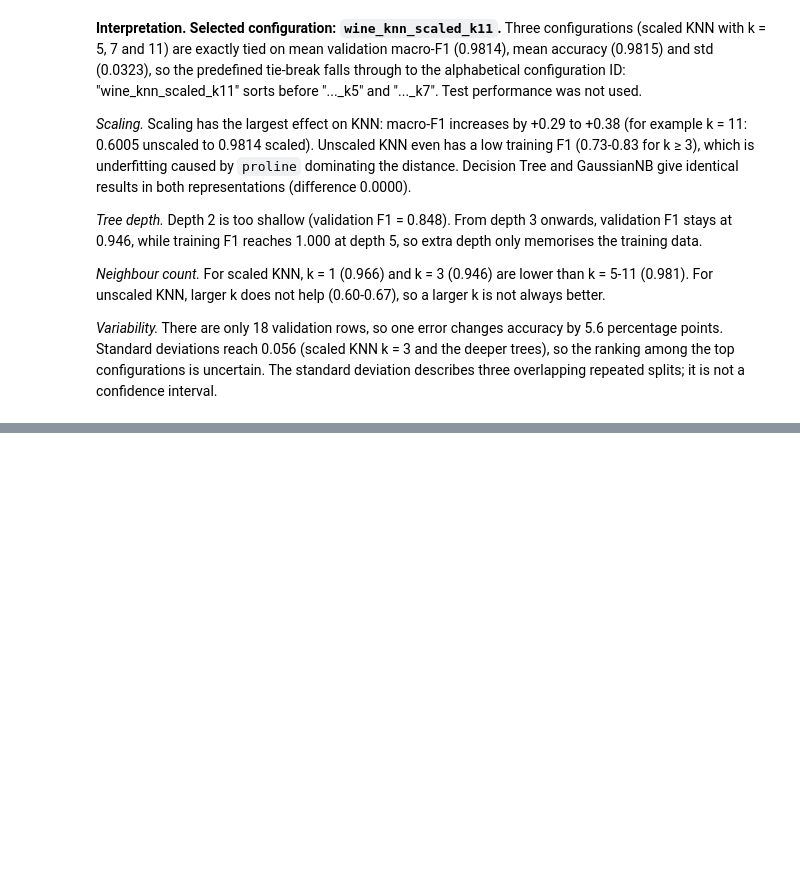
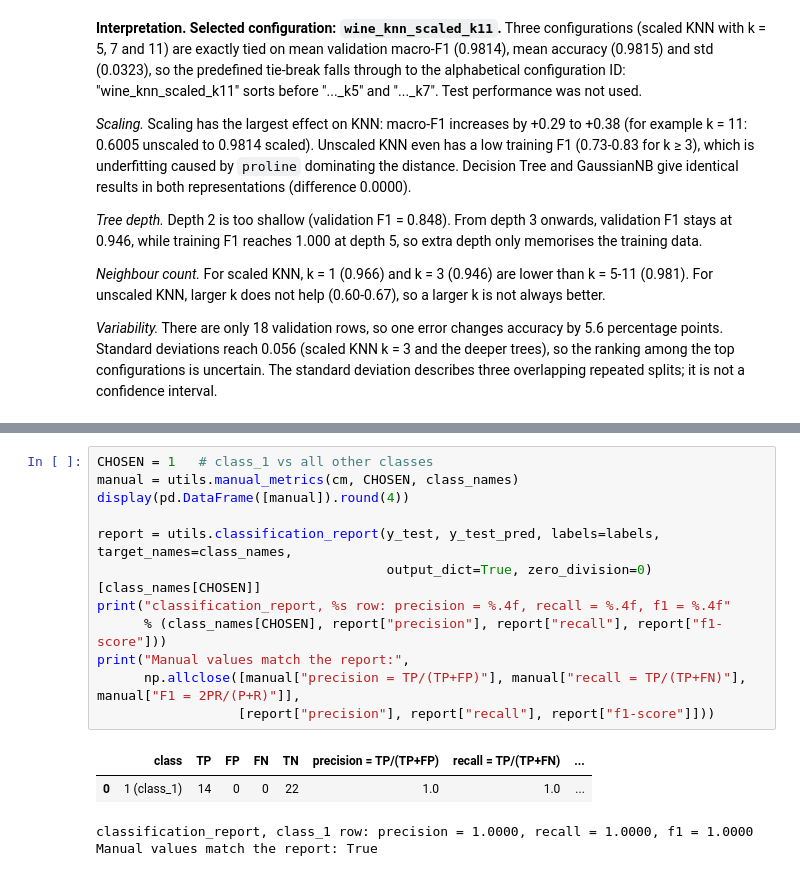
Before and after one commit to selenasurucu/machine-learning-midterm, a Jupyter notebook: wine.ipynb, the cells around one changed output, grey strips where cells are left out. Saved outputs shown, nothing was run; the diff lists cells and outputs as text; blank space fills up the shorter version.

```diff
--- a/wine.ipynb
+++ b/wine.ipynb
@@ -465,0 +524,17 @@ utils.plot_param_curve(summary, DATASET, "knn", "n_neighbors (k)", f"{DATASET}_k
+# %%
+CHOSEN = 1   # class_1 vs all other classes
+manual = utils.manual_metrics(cm, CHOSEN, class_names)
+display(pd.DataFrame([manual]).round(4))
+
+report = utils.classification_report(y_test, y_test_pred, labels=labels, target_names=class_names,
+                                     output_dict=True, zero_division=0)[class_names[CHOSEN]]
+print("classification_report, %s row: precision = %.4f, recall = %.4f, f1 = %.4f"
+      % (class_names[CHOSEN], report["precision"], report["recall"], report["f1-score"]))
+print("Manual values match the report:",
+      np.allclose([manual["precision = TP/(TP+FP)"], manual["recall = TP/(TP+FN)"], manual["F1 = 2PR/(P+R)"]],
+                  [report["precision"], report["recall"], report["f1-score"]]))
+# %% [output]
+|  | class | TP | FP | FN | TN | precision = TP/(TP+FP) | recall = TP/(TP+FN) | ... |
+| 0 | 1 (class_1) | 14 | 0 | 0 | 22 | 1.0 | 1.0 | ... |
+classification_report, class_1 row: precision = 1.0000, recall = 1.0000, f1 = 1.0000
+Manual values match the report: True
```
Also changed, not shown: parts of 10 cells of this notebook, 2 other files.
